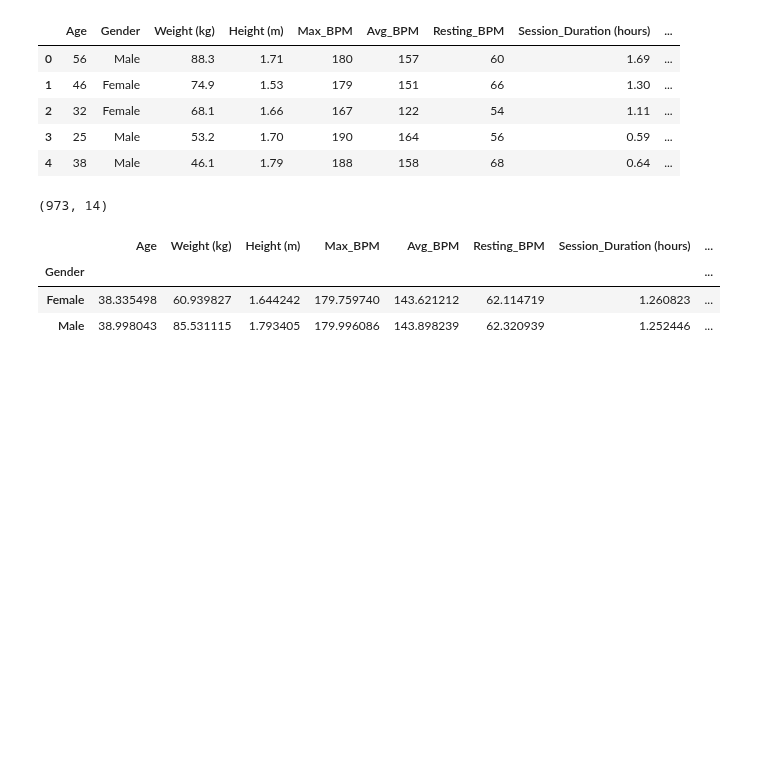
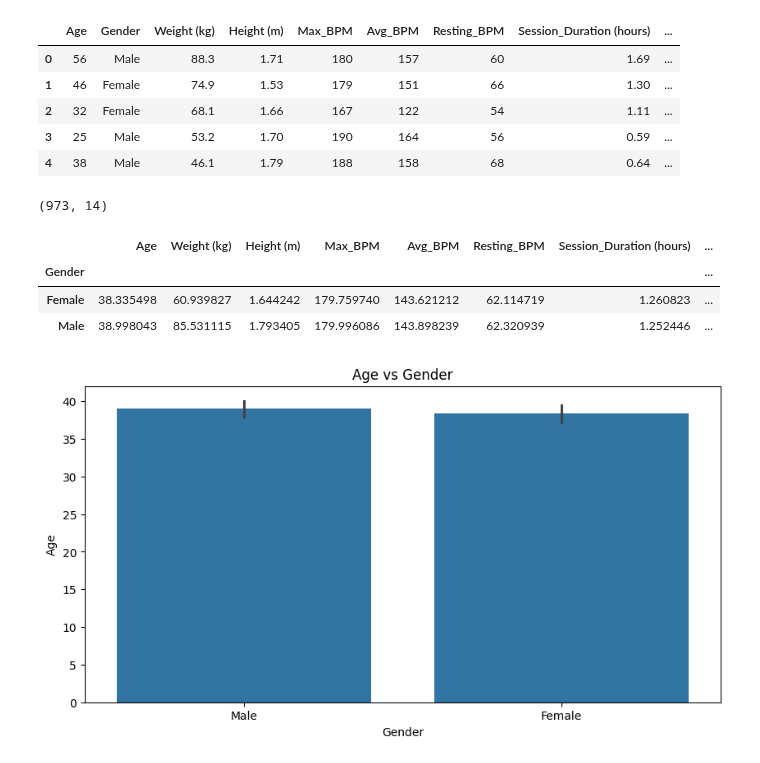
Before and after one commit to GENTLEW1ND/Python, a Jupyter notebook: Gym_Calorie_predicting_system.ipynb, the cells around one changed output. Drawn from its saved outputs; the diff is of its cells as text; code cells hidden in the pictures; blank space fills up the shorter version.

```diff
--- a/Gym_Calorie_predicting_system.ipynb
+++ b/Gym_Calorie_predicting_system.ipynb
@@ -55,7 +54,7 @@ import matplotlib.pyplot as plt
 import seaborn as sns
 # %%
 # Loading the csv file to a pandas dataframe
-gym_data = pd.read_csv('/content/gym-data.csv')
+gym_data = pd.read_csv('/content/gym_members_exercise_tracking.csv')
 # %%
 gym_data.head()
 # %% [output]
@@ -133,3 +132,10 @@ gym_data_updated.groupby("Gender").mean()
 | Gender |  |  |  |  |  |  |  | ... |
 | Female | 38.335498 | 60.939827 | 1.644242 | 179.759740 | 143.621212 | 62.114719 | 1.260823 | ... |
 | Male | 38.998043 | 85.531115 | 1.793405 | 179.996086 | 143.898239 | 62.320939 | 1.252446 | ... |
+# %%
+plt.figure(figsize=(10,5))
+sns.barplot(x='Gender',y='Age',data=gym_data_updated)
+plt.title('Age vs Gender')
+plt.show()
+# %% [output]
+[figure, added]
```
Also changed, not shown: parts of 19 cells of this notebook.
